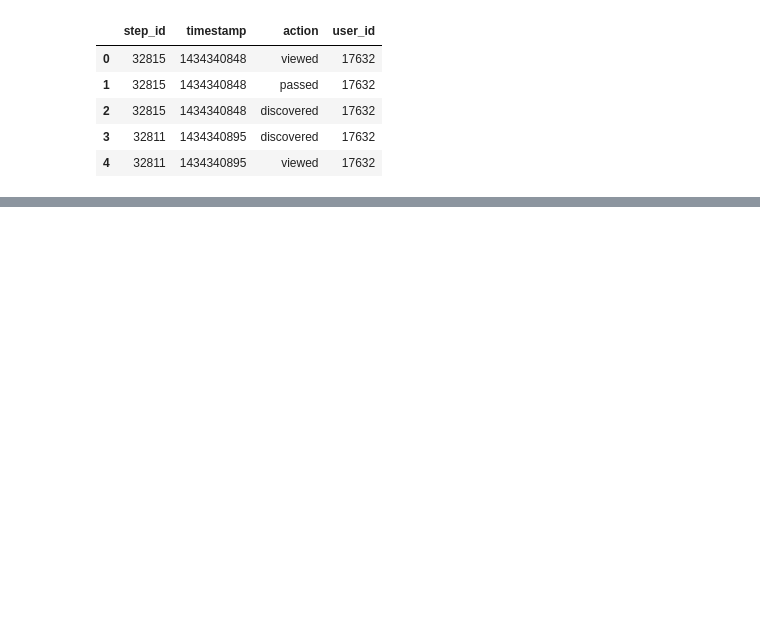
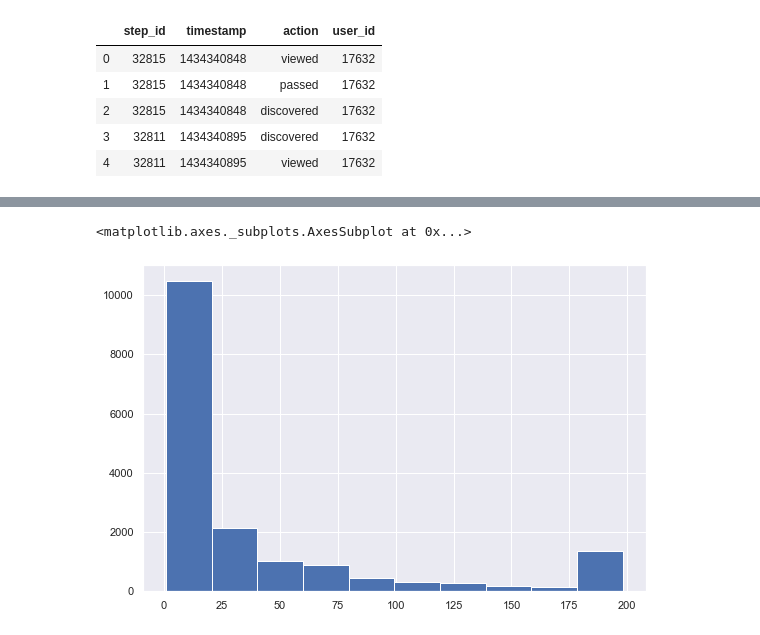
Before and after one commit to BorisGi/stepik, a Jupyter notebook: DS_Intro/1_10_ML.ipynb, the cells around one changed output, grey strips where cells are left out. Cells and saved outputs as stored; diff of their text form; code cells hidden in the pictures; blank space fills up the shorter version.

```diff
--- a/DS_Intro/1_10_ML.ipynb
+++ b/DS_Intro/1_10_ML.ipynb
@@ -34,0 +88,13 @@ event_data_df.head()
+# %%
+# неправильное решение: Пользователи, у которых нет ни одного passed стэпа не попали в результат
+
+(
+    event_data[event_data.action == 'passed']
+    .groupby('user_id', as_index=False)
+    .agg({'step_id': 'count'})
+    .rename(columns={'step_id': 'passed_steps'})
+    .passed_steps.hist()
+)
+# %% [output]
+<matplotlib.axes._subplots.AxesSubplot at 0x...>
+[figure, added]
```
Also changed, not shown: parts of 31 cells of this notebook.
